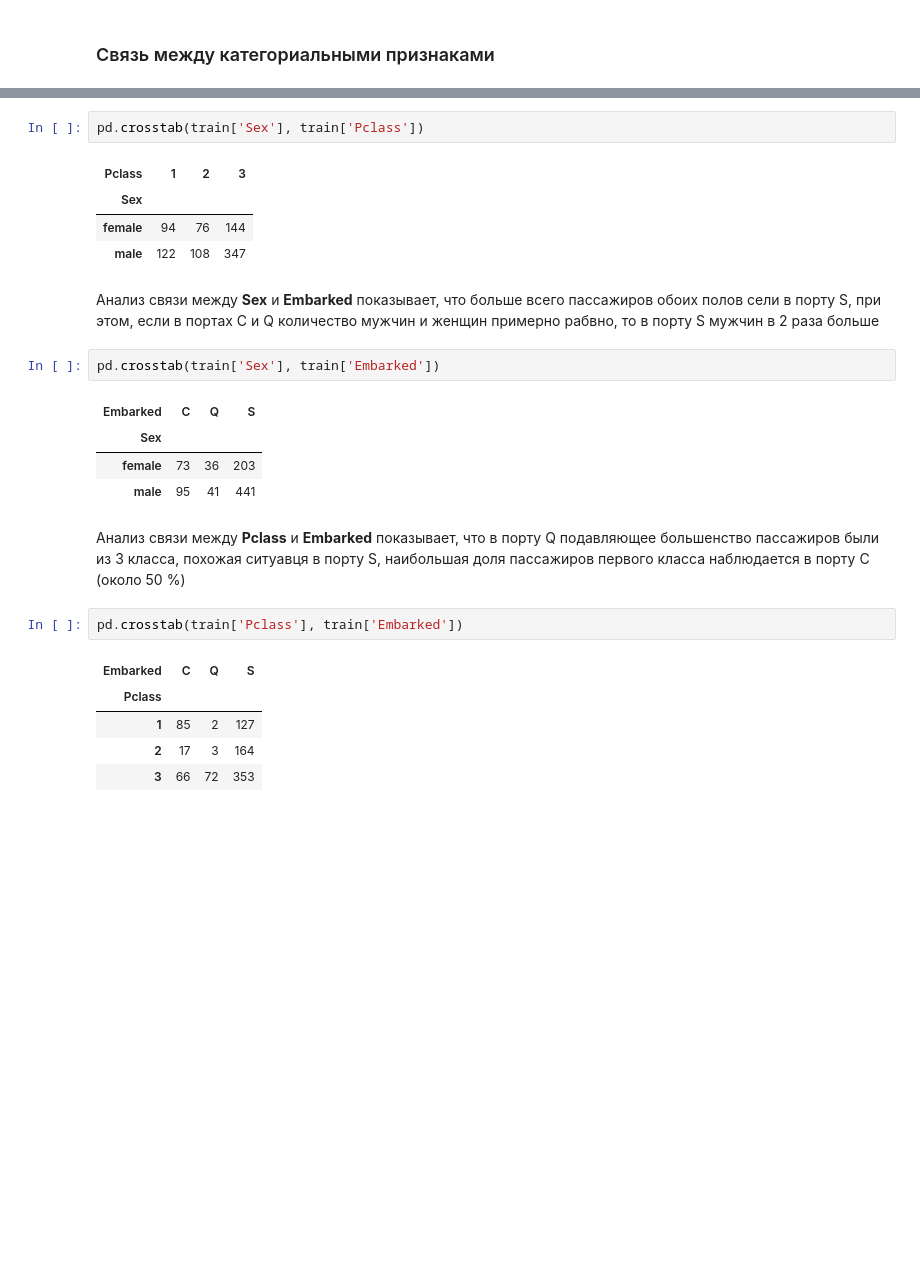
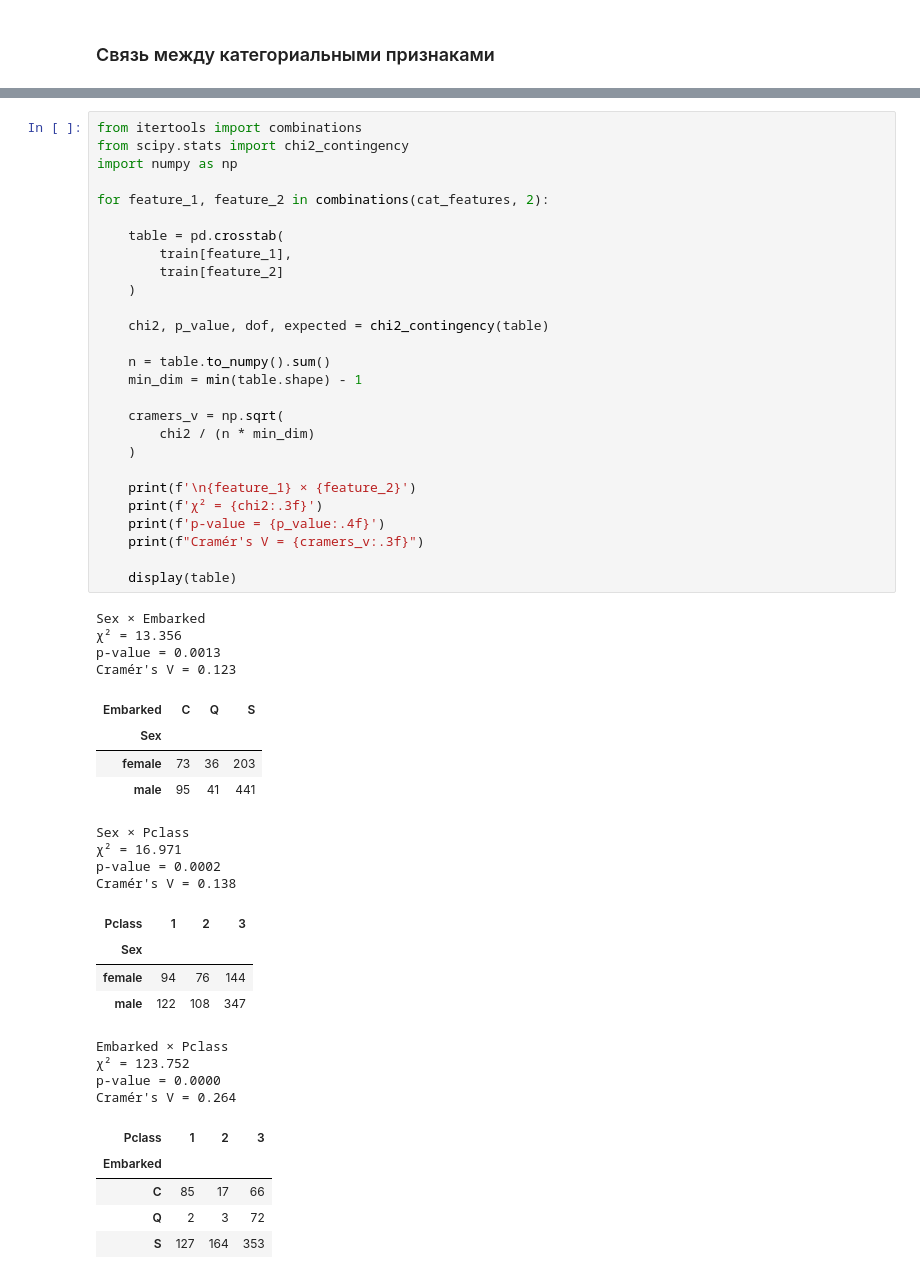
Before and after one commit to tirnish/titanic-ml, a Jupyter notebook: notebooks/01_eda.ipynb, the cells around one changed output, grey strips where cells are left out. Cells and saved outputs as stored; diff of their text form; blank space fills up the shorter version.

```diff
--- a/notebooks/01_eda.ipynb
+++ b/notebooks/01_eda.ipynb
@@ -496,26 +369,53 @@ plt.show()
-# %%
-pd.crosstab(train['Sex'], train['Pclass'])
-# %% [output]
-| Pclass | 1 | 2 | 3 |
-| Sex |  |  |  |
-| female | 94 | 76 | 144 |
-| male | 122 | 108 | 347 |
-# %% [markdown]
-Анализ связи между **Sex** и **Embarked** показывает, что больше всего пассажиров обоих полов сели в порту S, при этом, если в портах C и Q количество мужчин и женщин примерно рабвно, то в порту S мужчин в 2 раза больше
-# %%
-pd.crosstab(train['Sex'], train['Embarked'])
-# %% [output]
-| Embarked | C | Q | S |
-| Sex |  |  |  |
-| female | 73 | 36 | 203 |
-| male | 95 | 41 | 441 |
-# %% [markdown]
-Анализ связи между **Pclass** и **Embarked** показывает, что в порту Q подавляющее большенство пассажиров были из 3 класса, похожая ситуавця в порту S, наибольшая доля пассажиров первого класса наблюдается в порту C (около 50 %)
-# %%
-pd.crosstab(train['Pclass'], train['Embarked'])
-# %% [output]
-| Embarked | C | Q | S |
-| Pclass |  |  |  |
-| 1 | 85 | 2 | 127 |
-| 2 | 17 | 3 | 164 |
-| 3 | 66 | 72 | 353 |
+# %%
+from itertools import combinations
+from scipy.stats import chi2_contingency
+import numpy as np
+
+for feature_1, feature_2 in combinations(cat_features, 2):
+
+    table = pd.crosstab(
+        train[feature_1],
+        train[feature_2]
+    )
+
+    chi2, p_value, dof, expected = chi2_contingency(table)
+
+    n = table.to_numpy().sum()
+    min_dim = min(table.shape) - 1
+
+    cramers_v = np.sqrt(
+        chi2 / (n * min_dim)
+    )
+
+    print(f'\n{feature_1} × {feature_2}')
+    print(f'χ² = {chi2:.3f}')
+    print(f'p-value = {p_value:.4f}')
+    print(f"Cramér's V = {cramers_v:.3f}")
+
+    display(table)
+# %% [output]
+Sex × Embarked
+χ² = 13.356
+p-value = 0.0013
+Cramér's V = 0.123
+| Embarked | C | Q | S |
+| Sex |  |  |  |
+| female | 73 | 36 | 203 |
+| male | 95 | 41 | 441 |
+Sex × Pclass
+χ² = 16.971
+p-value = 0.0002
+Cramér's V = 0.138
+| Pclass | 1 | 2 | 3 |
+| Sex |  |  |  |
+| female | 94 | 76 | 144 |
+| male | 122 | 108 | 347 |
+Embarked × Pclass
+χ² = 123.752
+p-value = 0.0000
+Cramér's V = 0.264
+| Pclass | 1 | 2 | 3 |
+| Embarked |  |  |  |
+| C | 85 | 17 | 66 |
+| Q | 2 | 3 | 72 |
+| S | 127 | 164 | 353 |
```
Also changed, not shown: parts of 41 cells of this notebook, 1 other file.
